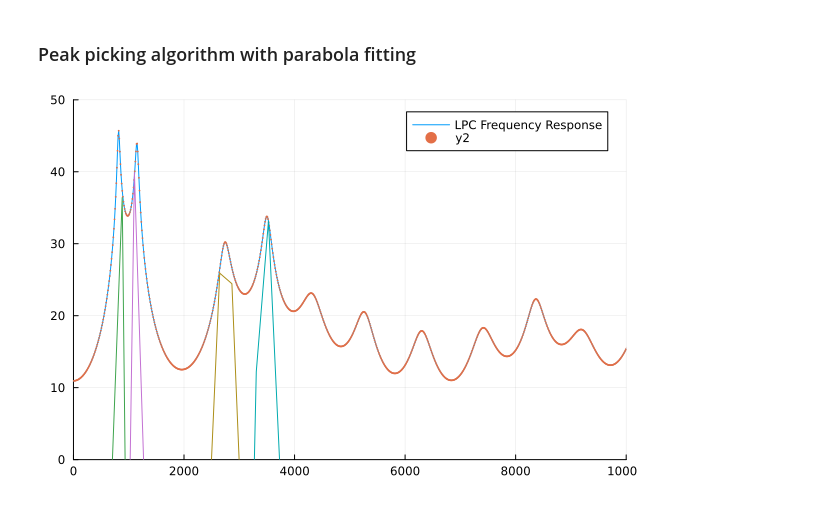
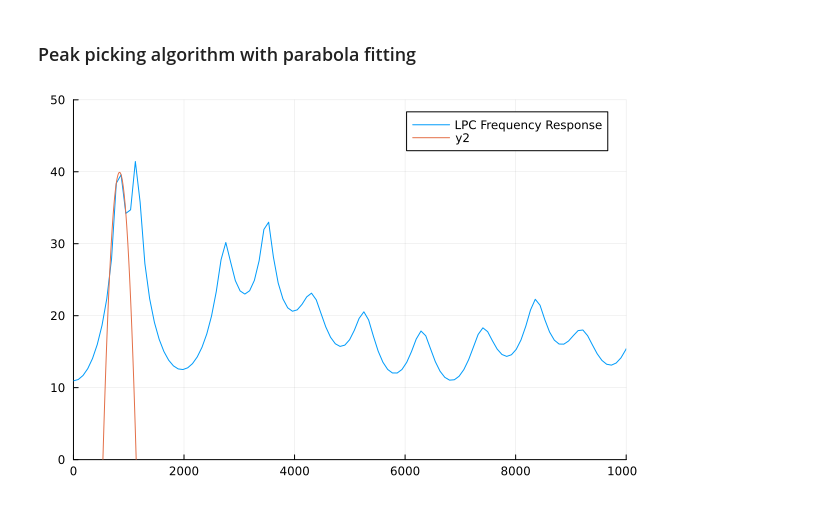
Before and after one commit to tschnoor/demonstration-notebooks, a Jupyter notebook: formant_tracker_demo.ipynb, the cells around one changed output. Saved outputs shown, nothing was run; the diff lists cells and outputs as text; code cells hidden in the pictures.

Commit message:
Started proper interpolation algorithm for peak picking

```diff
--- a/formant_tracker_demo.ipynb
+++ b/formant_tracker_demo.ipynb
@@ -50,33 +50,58 @@ vline!(peaks)
 # %% [markdown]
 ### Peak picking algorithm with parabola fitting
 # %%
-n_points = 5
+# n_points = 5
 
-peaks = []
-parabolas = []
+# peaks = []
+# parabolas = []
 
-for i in [2:1:length(resp)-1;]
-    prev = resp[i-1]
-    cur = resp[i]
-    next = resp[i+1]
-    if cur > prev && cur > next
-        # println(vcat(resp[i-n_points-1:i-1], resp[i+1:i+1+n_points]))
-        quadfit = fit(vcat(f[i-n_points-1:i-1], f[i+1:i+1+n_points]), vcat(resp[i-n_points-1:i-1], resp[i+1:i+1+n_points]), 2)
-        push!(peaks, f[i])
-        push!(parabolas, quadfit)
-    end
-end
+# for i in [2:1:length(resp)-1;]
+#     prev = resp[i-1]
+#     cur = resp[i]
+#     next = resp[i+1]
+#     if cur > prev && cur > next
+#         # println(vcat(resp[i-n_points-1:i-1], resp[i+1:i+1+n_points]))
+#         quadfit = fit(vcat(f[i-n_points-1:i-1], f[i+1:i+1+n_points]), vcat(resp[i-n_points-1:i-1], resp[i+1:i+1+n_points]), 2)
+#         push!(peaks, f[i])
+#         push!(parabolas, quadfit)
+#     end
+# end
 
-plot(f, resp, xlim=(0,10000), ylim=(0,50), label="LPC Frequency Response")
-scatter!(f, resp, markerstrokewidth=0, markersize=1)
-# vline!(peaks)
-plot!(parabolas[1], f[1], f[end], label="")
-plot!(parabolas[2], f[1], f[end], label="")
-plot!(parabolas[3], f[1], f[end], label="")
-plot!(parabolas[4], f[1], f[end], label="")
+# plot(f, resp, xlim=(0,10000), ylim=(0,50), label="LPC Frequency Response")
+# scatter!(f, resp, markerstrokewidth=0, markersize=1)
+# # vline!(peaks)
+# plot!(parabolas[1], f[1], f[end], label="")
+# plot!(parabolas[2], f[1], f[end], label="")
+# plot!(parabolas[3], f[1], f[end], label="")
+# plot!(parabolas[4], f[1], f[end], label="")
 
-# for parabola in parabolas
-#     plot!(parabola, f[1], f[end], label="")
-# end
+# # for parabola in parabolas
+# #     plot!(parabola, f[1], f[end], label="")
+# # end
-# %% [output]
-[figure, removed]
+# %%
+original_peaks = []
+interpolated_peaks = []
+parabolas = []
+
+for i in [2:1:length(resp)-1;]
+    prev = resp[i-1]
+    cur = resp[i]
+    next = resp[i+1]
+    if cur > prev && cur > next
+        println("found peak at $(f[i]), $(cur)")
+        A = [(f[i-1])^2 (f[i-1]) 1; f[i]^2 f[i] 1; (f[i+1])^2 (f[i+1]) 1]
+        y = [prev; cur; next]
+        coeffs = A \ y
+        a, b, c = coeffs
+        parabola(x) = a * x^2 + b * x + c
+        x_vals = [f[i-5]:10/500:f[i+5];]
+        y_vals = parabola.(x_vals)
+        push!(parabolas, (x_vals, y_vals))
+    end
+end
+# println(parabolas[1][1], parabolas[1][2])
+plot(f, resp, xlim=(0,10000), ylim=(0,50), label="LPC Frequency Response")
+plot!(parabolas[1][1], parabolas[1][2])
+# vline!(peaks)
+# %% [output]
+[figure, added]
```
Also changed, not shown: parts of 4 cells of this notebook.
